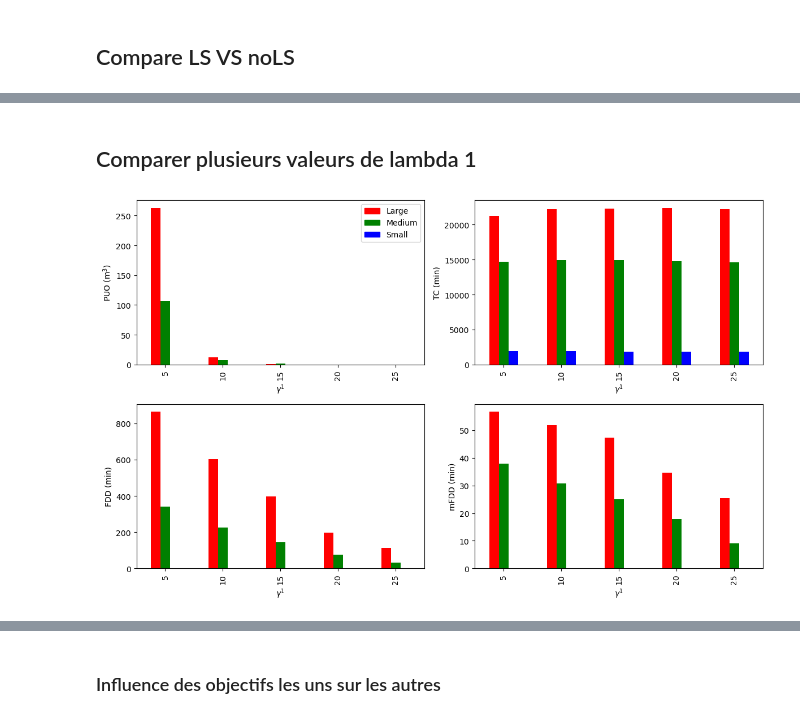
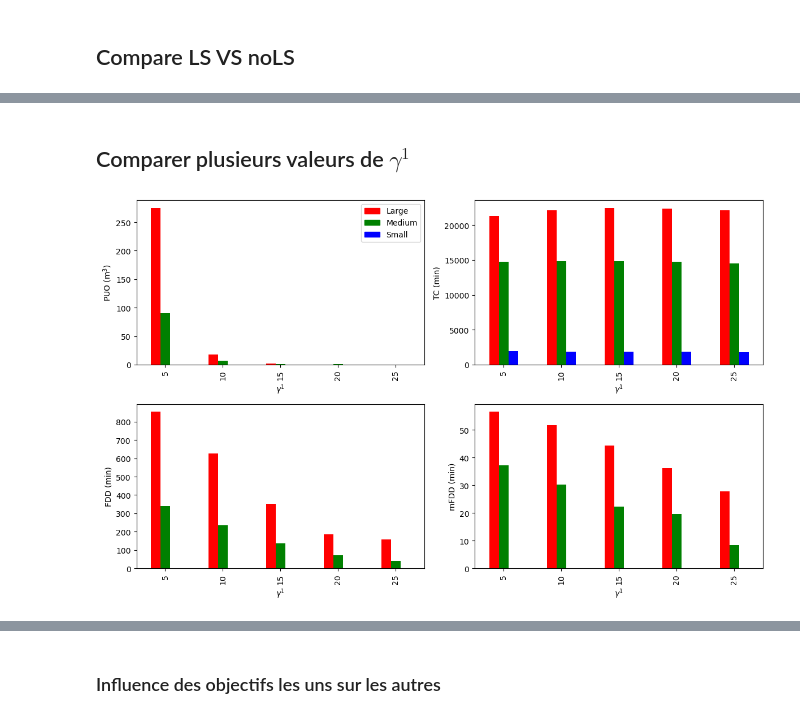
Before and after one commit to aliousmane/concrete-delivery-problem, a Jupyter notebook: result/cq/results_cq.ipynb, the cells around one changed output, grey strips where cells are left out. Saved outputs shown, nothing was run; the diff lists cells and outputs as text; code cells hidden in the pictures.

```diff
--- a/result/cq/results_cq.ipynb
+++ b/result/cq/results_cq.ipynb
@@ -360,7 +470,7 @@ df_compare
 # %% [markdown]
-## Comparer plusieurs valeurs de lambda 1
+## Comparer plusieurs valeurs de $\gamma^1$
 # %%
-my_results = pd.read_csv("results_lambda.csv",sep=';')
+my_results = pd.read_csv("results_gamma.csv",sep=';')
 my_results = my_results[['Name','satisfiedCost','undeliveredCost',
                          	'travelCost','firstDeliveryCost','maxfirstDelivery','INTRA_ORDER_DELIVERY','driverUsed']]
 df = pd.merge(left=my_results,right=instance,how='inner',on='Name')
@@ -389,34 +499,34 @@ colonne1 = [r'PUO (m$^3$)','TC (min)','FDD (min)','mFDD (min)']
 id = 0
 
 red_patch = mpatches.Patch(color='red', label='Large')
 green_patch = mpatches.Patch(color='green', label='Medium')
 blue_patch = mpatches.Patch(color='blue', label='Small')
 # handles.append(red_patch)
 custom_lines = [Line2D([0], [0], color='red', lw=4),
                 Line2D([0], [0], color='green', lw=4),
                 Line2D([0], [0], color='blue', lw=4)]
 
 for ax,col in zip(axes.flatten(),colonnes):
     grouped = t2.groupby(['INTRA_ORDER_DELIVERY','size'])[f"{col}"].sum().unstack()
     grouped.plot(kind='bar',color={'Large':'red','Medium':'green','Small':'blue'}, xlabel=None, legend=None,  ax=ax)
     # t2.xs(('Large')).plot(y =[f'{col}'],color='red',xlabel=None, legend=None, ax=ax,kind='bar',)
     # t2.xs(('Medium')).plot(y =[f'{col}'],color='green',xlabel=None, legend=None, ax=ax ,kind='bar' )
     # t2.xs(('Small')).plot(y =[f'{col}'],color='blue', legend=None,  ax=ax ,kind='bar' )
 
     ax.set_ylabel(f"{colonne1[id]}")
     ax.set_xlabel(f'$\gamma^1$')
     if id==0:
         ax.legend(handles=[red_patch,green_patch, blue_patch])
     id = id + 1
     # break
 handles, labels = ax.get_legend_handles_labels()
 
 # fig.text(0.5, 0.05, f'$\lambda_1$', ha='center', fontsize=12)
 plt.tight_layout(rect=[0, 0.03, 1, 0.95])
 plt.savefig("gamma1.pdf", format="pdf")
 plt.show()
-t1
+t2
 # %% [output]
-[figure, old version]
+[figure, new version]
 |  |  | satisfiedCost | undeliveredCost | travelCost | firstDeliveryCost | maxfirstDelivery | ... |
 | size | INTRA_ORDER_DELIVERY |  |  |  |  |  | ... |
```
Also changed, not shown: parts of 9 cells of this notebook, 19 other files.
